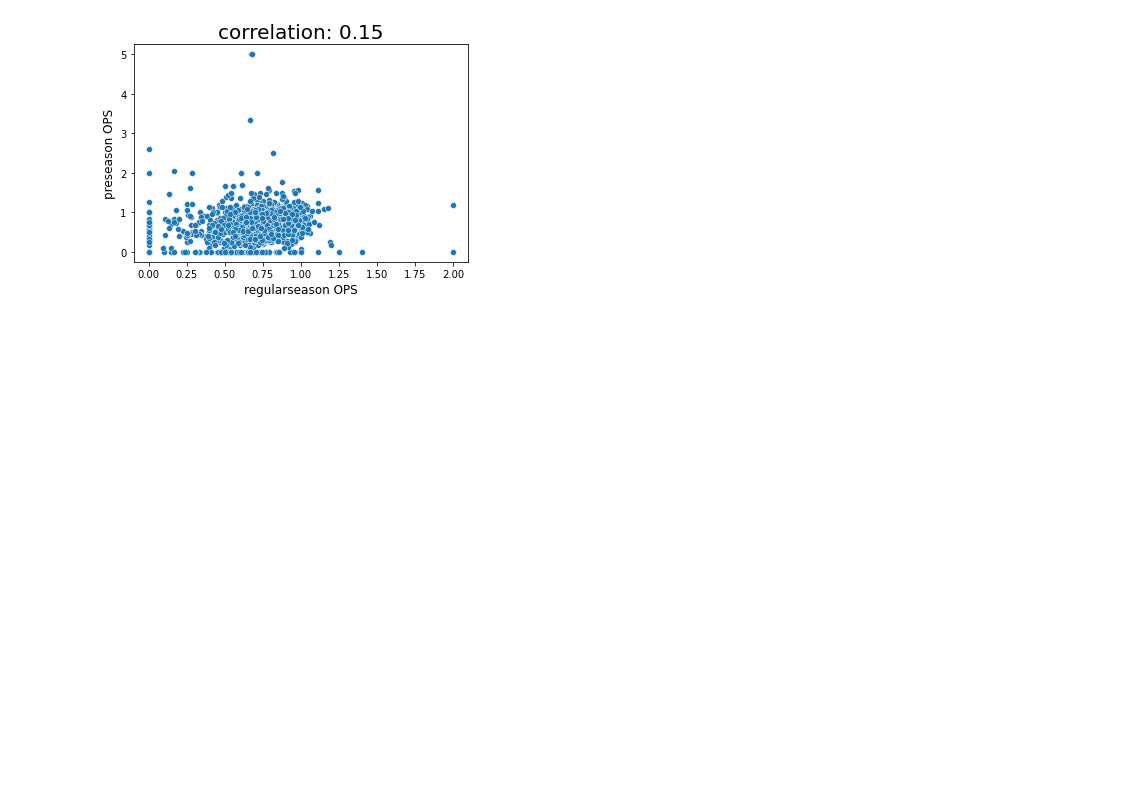
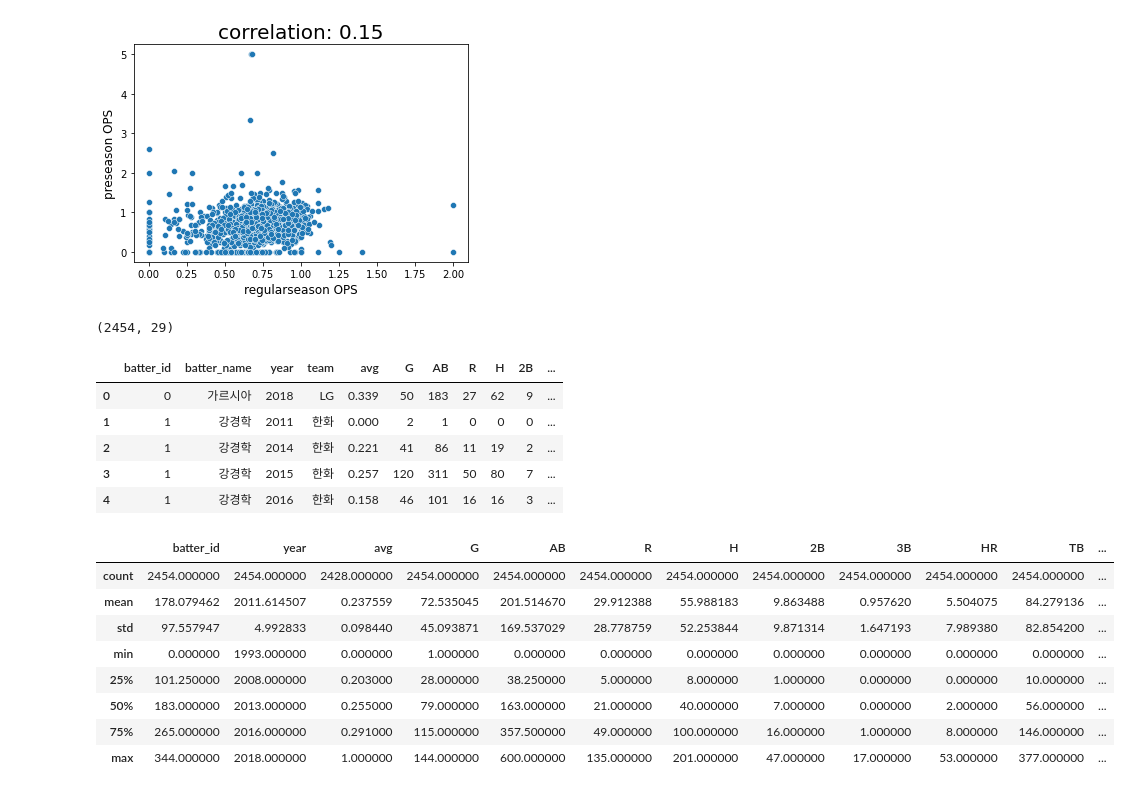
Before and after one commit to youkyung2/dataAnalysis, a Jupyter notebook: KBO_타자_OPS_예측.ipynb, the cells around one changed output. Cells and saved outputs as stored; diff of their text form; code cells hidden in the pictures; blank space fills up the shorter version.

```diff
--- a/KBO_타자_OPS_예측.ipynb
+++ b/KBO_타자_OPS_예측.ipynb
@@ -293,3 +319,25 @@ plt.show()
 # 1. 프리시즌 데이터의 경기 기록 수는 매우 적으므로, 그 구성 역시 정규시즌 데이터와는 차이가 있을 수 있다.
 # 2. 프리시즌 데이터와 정규시즌 데이터 간 상관관계는 매우 낮다.
 # => 실제 분석에서는 프리시즌 데이터를 분석에서 제외할 것이다.
+# %%
+# 정규시즌 데이터분석
+regular_season_df = pd.read_csv('https://raw.githubusercontent.com/youkyung2/dataAnalysis/master/Pred_Koreabaseball/Regular_Season_Batter.csv')
+display(regular_season_df.shape, regular_season_df.head(), regular_season_df.describe())
+# 정규시즌 데이터가 프리시즌 데이터보다 크다
+# %% [output]
+(2454, 29)
+|  | batter_id | batter_name | year | team | avg | G | AB | R | H | 2B | ... |
+| 0 | 0 | 가르시아 | 2018 | LG | 0.339 | 50 | 183 | 27 | 62 | 9 | ... |
+| 1 | 1 | 강경학 | 2011 | 한화 | 0.000 | 2 | 1 | 0 | 0 | 0 | ... |
+| 2 | 1 | 강경학 | 2014 | 한화 | 0.221 | 41 | 86 | 11 | 19 | 2 | ... |
+| 3 | 1 | 강경학 | 2015 | 한화 | 0.257 | 120 | 311 | 50 | 80 | 7 | ... |
+| 4 | 1 | 강경학 | 2016 | 한화 | 0.158 | 46 | 101 | 16 | 16 | 3 | ... |
+|  | batter_id | year | avg | G | AB | R | H | 2B | 3B | HR | TB | ... |
+| count | 2454.000000 | 2454.000000 | 2428.000000 | 2454.000000 | 2454.000000 | 2454.000000 | 2454.000000 | 2454.000000 | 2454.000000 | 2454.000000 | 2454.000000 | ... |
+| mean | 178.079462 | 2011.614507 | 0.237559 | 72.535045 | 201.514670 | 29.912388 | 55.988183 | 9.863488 | 0.957620 | 5.504075 | 84.279136 | ... |
+| std | 97.557947 | 4.992833 | 0.098440 | 45.093871 | 169.537029 | 28.778759 | 52.253844 | 9.871314 | 1.647193 | 7.989380 | 82.854200 | ... |
+| min | 0.000000 | 1993.000000 | 0.000000 | 1.000000 | 0.000000 | 0.000000 | 0.000000 | 0.000000 | 0.000000 | 0.000000 | 0.000000 | ... |
+| 25% | 101.250000 | 2008.000000 | 0.203000 | 28.000000 | 38.250000 | 5.000000 | 8.000000 | 1.000000 | 0.000000 | 0.000000 | 10.000000 | ... |
+| 50% | 183.000000 | 2013.000000 | 0.255000 | 79.000000 | 163.000000 | 21.000000 | 40.000000 | 7.000000 | 0.000000 | 2.000000 | 56.000000 | ... |
+| 75% | 265.000000 | 2016.000000 | 0.291000 | 115.000000 | 357.500000 | 49.000000 | 100.000000 | 16.000000 | 1.000000 | 8.000000 | 146.000000 | ... |
+| max | 344.000000 | 2018.000000 | 1.000000 | 144.000000 | 600.000000 | 135.000000 | 201.000000 | 47.000000 | 17.000000 | 53.000000 | 377.000000 | ... |
```
Also changed, not shown: parts of 9 cells of this notebook.
